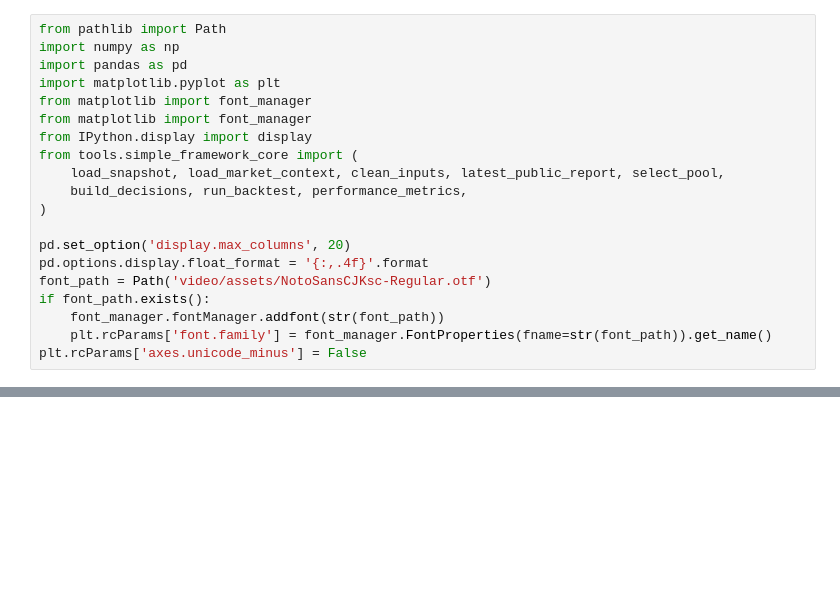
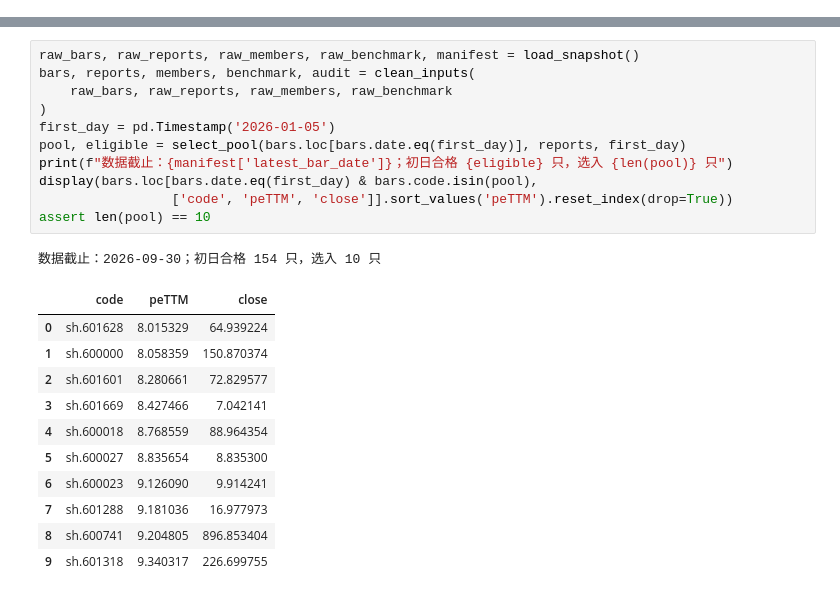
Before and after one commit to ZhengrongYue/MiniQuant, a Jupyter notebook: simple_framework.ipynb, the cells around one changed output, grey strips where cells are left out. Cells and saved outputs as stored; diff of their text form; blank space fills up the shorter version.

Commit message:
Simplify stock selection timing backtest notebook

```diff
--- a/simple_framework.ipynb
+++ b/simple_framework.ipynb
@@ -31,20 +0,0 @@
-# %%
-from pathlib import Path
-import numpy as np
-import pandas as pd
-import matplotlib.pyplot as plt
-from matplotlib import font_manager
-from matplotlib import font_manager
-from IPython.display import display
-from tools.simple_framework_core import (
-    load_snapshot, load_market_context, clean_inputs, latest_public_report, select_pool,
-    build_decisions, run_backtest, performance_metrics,
-)
-
-pd.set_option('display.max_columns', 20)
-pd.options.display.float_format = '{:,.4f}'.format
-font_path = Path('video/assets/NotoSansCJKsc-Regular.otf')
-if font_path.exists():
-    font_manager.fontManager.addfont(str(font_path))
-    plt.rcParams['font.family'] = font_manager.FontProperties(fname=str(font_path)).get_name()
-plt.rcParams['axes.unicode_minus'] = False
@@ -387,0 +28,24 @@ display(pd.DataFrame(periods).set_index('区间'))
+# %%
+raw_bars, raw_reports, raw_members, raw_benchmark, manifest = load_snapshot()
+bars, reports, members, benchmark, audit = clean_inputs(
+    raw_bars, raw_reports, raw_members, raw_benchmark
+)
+first_day = pd.Timestamp('2026-01-05')
+pool, eligible = select_pool(bars.loc[bars.date.eq(first_day)], reports, first_day)
+print(f"数据截止：{manifest['latest_bar_date']}；初日合格 {eligible} 只，选入 {len(pool)} 只")
+display(bars.loc[bars.date.eq(first_day) & bars.code.isin(pool),
+                 ['code', 'peTTM', 'close']].sort_values('peTTM').reset_index(drop=True))
+assert len(pool) == 10
+# %% [output]
+数据截止：2026-09-30；初日合格 154 只，选入 10 只
+|  | code | peTTM | close |
+| 0 | sh.601628 | 8.015329 | 64.939224 |
+| 1 | sh.600000 | 8.058359 | 150.870374 |
+| 2 | sh.601601 | 8.280661 | 72.829577 |
+| 3 | sh.601669 | 8.427466 | 7.042141 |
+| 4 | sh.600018 | 8.768559 | 88.964354 |
+| 5 | sh.600027 | 8.835654 | 8.835300 |
+| 6 | sh.600023 | 9.126090 | 9.914241 |
+| 7 | sh.601288 | 9.181036 | 16.977973 |
+| 8 | sh.600741 | 9.204805 | 896.853404 |
+| 9 | sh.601318 | 9.340317 | 226.699755 |
```
Also changed, not shown: parts of 45 cells of this notebook.
